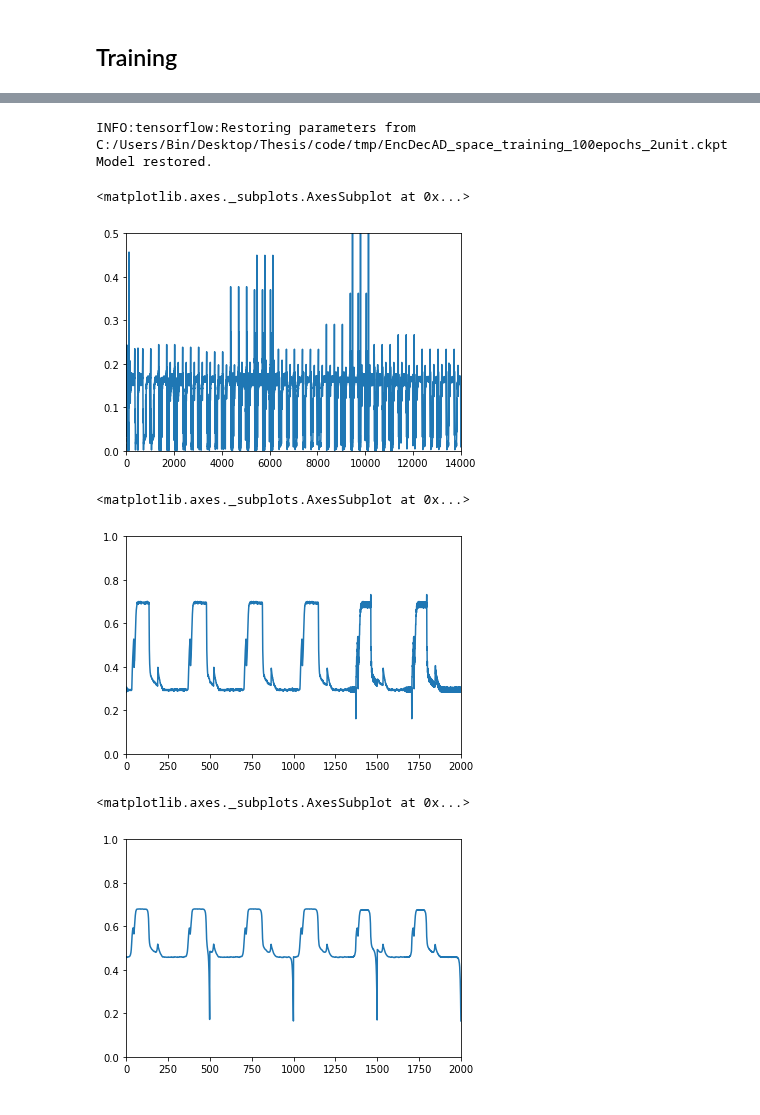
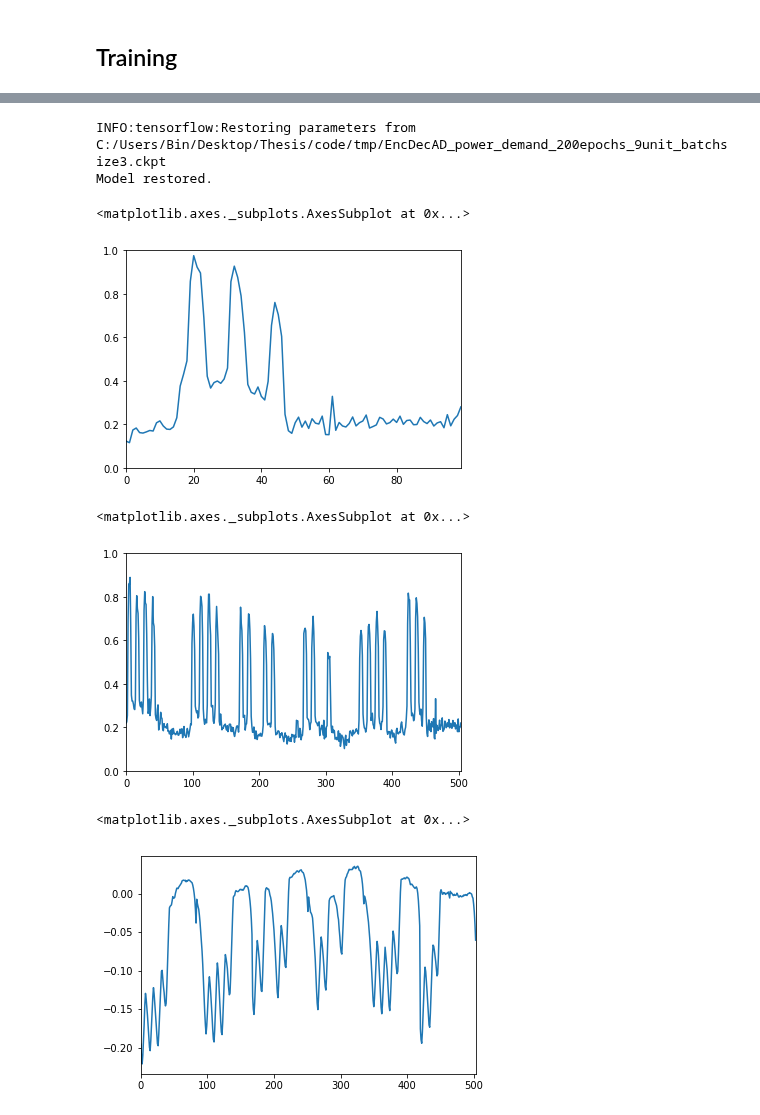
Before and after one commit to binli826/LSTM-Autoencoders, a Jupyter notebook: Enc-Dec-AD.ipynb, the cells around one changed output, grey strips where cells are left out. Saved outputs shown, nothing was run; the diff lists cells and outputs as text; code cells hidden in the pictures.

```diff
--- a/Enc-Dec-AD.ipynb
+++ b/Enc-Dec-AD.ipynb
@@ -183,10 +190,10 @@ with tf.Session() as sess1:
     #print("Model restored.")
     sess1.run(tf.global_variables_initializer())
     for i in range(n_epoch):
-        for a in array:  #training_normal
+        for a in inputs_array[6]:  #training all normal
             loss_val, _ = sess1.run([encdecad.loss,encdecad.train],{p_input:a})
-        #print("Epoch %d: " % (i+1),loss_val)
-    save_path = saver.save(sess1, "C:/Users/Bin/Desktop/Thesis/code/tmp/EncDecAD_space_training_100epochs_2unit.ckpt")
+        print("Epoch %d: " % (i+1),loss_val)
+    save_path = saver.save(sess1, "C:/Users/Bin/Desktop/Thesis/code/tmp/EncDecAD_power_demand_200epochs_9unit_batchsize3.ckpt")
     print("Model saved in file: %s" % save_path)
 '''
     #example
@@ -208,7 +231,7 @@ is_training = False
 encdecad = EncDecAD(latent_dim, p_inputs,is_training)
 saver = tf.train.Saver()
 with tf.Session() as sess:
-    saver.restore(sess, "C:/Users/Bin/Desktop/Thesis/code/tmp/EncDecAD_space_training_100epochs_2unit.ckpt")
+    saver.restore(sess, "C:/Users/Bin/Desktop/Thesis/code/tmp/EncDecAD_power_demand_200epochs_9unit_batchsize3.ckpt")
     print("Model restored.")
 
 
@@ -218,7 +241,7 @@ with tf.Session() as sess:
     foo1 = []
     foo2 = []
     foo3 = []
-    for a in array:
+    for a in inputs_array[7]:
         error_vector,input_,output_ = sess.run([encdecad.error_vec,encdecad.input,encdecad.output],{p_input:a})
         foo1.append(error_vector)
         foo2.append(input_)
@@ -234,23 +257,23 @@ with tf.Session() as sess:
         anomaly_scores.append(a_score)
     '''
 # %% [output]
-INFO:tensorflow:Restoring parameters from C:/Users/Bin/Desktop/Thesis/code/tmp/EncDecAD_space_training_100epochs_2unit.ckpt
+INFO:tensorflow:Restoring parameters from C:/Users/Bin/Desktop/Thesis/code/tmp/EncDecAD_power_demand_200epochs_9unit_batchsize3.ckpt
 Model restored.
 # %%
-pd.Series(np.reshape(foo1,(-1)))[:].reset_index(drop=True).plot(ylim=[0,0.5])
+pd.Series(np.reshape(foo1,(-1)))[-100:].reset_index(drop=True).plot(ylim=[0,1]) #error
 # %% [output]
 <matplotlib.axes._subplots.AxesSubplot at 0x...>
-[figure, old version]
+[figure, new version]
 # %%
-pd.Series(np.reshape(foo2,(-1)))[3000:5000].reset_index(drop=True).plot(ylim=[0,1.])
+pd.Series(np.reshape(foo2,(-1)))[:].reset_index(drop=True).plot(ylim=[0,1.]) #input
 # %% [output]
 <matplotlib.axes._subplots.AxesSubplot at 0x...>
-[figure, old version]
+[figure, new version]
 # %%
-pd.Series(np.reshape(foo3,(-1)))[3000:5000].reset_index(drop=True).plot(ylim=[0,1.])
+pd.Series(np.reshape(foo3,(-1)))[:].reset_index(drop=True).plot() #output
 # %% [output]
 <matplotlib.axes._subplots.AxesSubplot at 0x...>
-[figure, old version]
+[figure, new version]
 # %%
 # create an EncDecAD object
 
```
Also changed, not shown: parts of 13 cells of this notebook, 12 other files.
